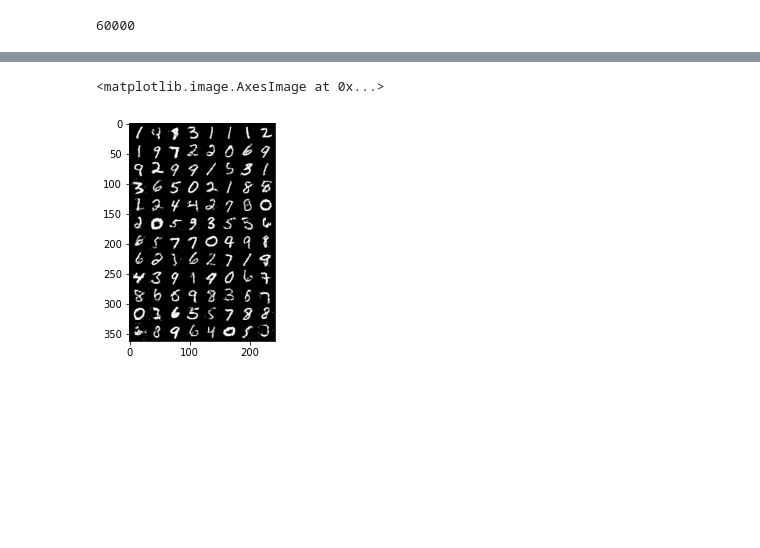
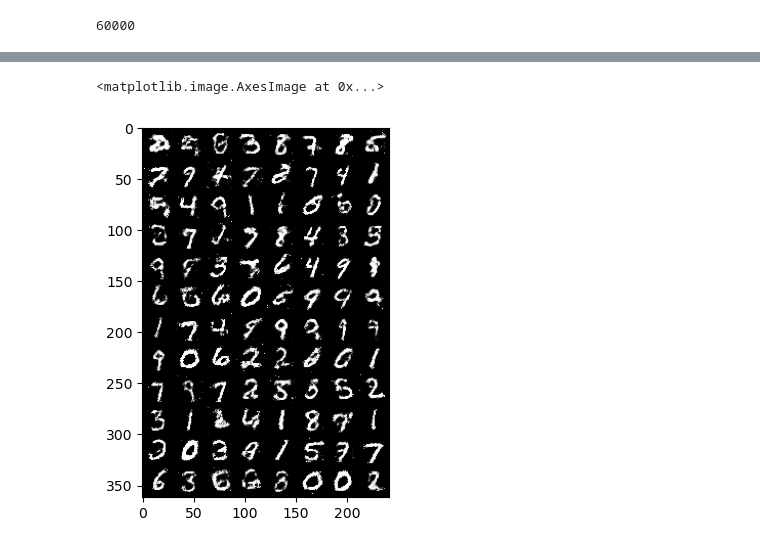
Before and after one commit to duongtrung/IU-DeepLearning-DLMDSDL01, a Jupyter notebook: Codes/GANs/01. PyTorch_GAN.ipynb, the cells around one changed output, grey strips where cells are left out. Drawn from its saved outputs; the diff is of its cells as text; code cells hidden in the pictures; blank space fills up the shorter version.

```diff
--- a/Codes/GANs/01. PyTorch_GAN.ipynb
+++ b/Codes/GANs/01. PyTorch_GAN.ipynb
@@ -203,7 +196,7 @@ plt.imshow(a)
 # %%
-a = imread('gan_images/50.png')
+a = imread('gan_images/20.png')
 plt.imshow(a)
 # %% [output]
 <matplotlib.image.AxesImage at 0x...>
-[figure, old version]
+[figure, new version]
 # %%
```
Also changed, not shown: parts of 10 cells of this notebook.
